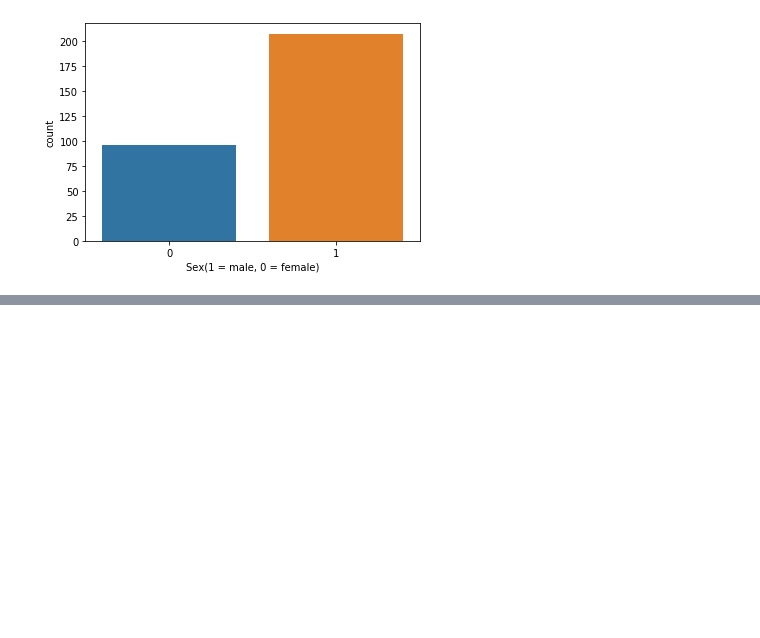
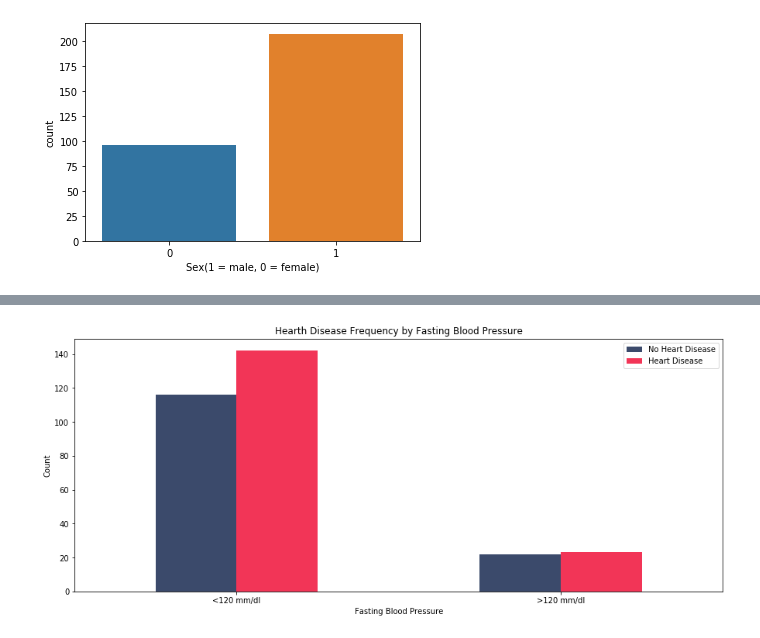
Before and after one commit to TreadKing/Data-Science, a Jupyter notebook: Project/Devang_Patel_Project.ipynb, the cells around one changed output, grey strips where cells are left out. Cells and saved outputs as stored; diff of their text form; code cells hidden in the pictures; blank space fills up the shorter version.

```diff
--- a/Project/Devang_Patel_Project.ipynb
+++ b/Project/Devang_Patel_Project.ipynb
@@ -140,0 +163,11 @@ pd.crosstab(df.sex, df.target).plot(kind = 'bar', figsize = (15,6), )
+# %%
+pd.crosstab(df.fbs, df.target).plot(kind = 'bar', figsize = (15,6), color = ['#3b4a6b', '#f23557'])
+plt.title('Hearth Disease Frequency by Fasting Blood Pressure')
+plt.xlabel('Fasting Blood Pressure')
+plt.xticks(np.arange(2), ['<120 mm/dl', '>120 mm/dl'])
+plt.xticks(rotation = 0)
+plt.legend(['No Heart Disease', 'Heart Disease'])
+plt.ylabel('Count')
+plt.show()
+# %% [output]
+[figure, added]
```
Also changed, not shown: parts of 15 cells of this notebook.
